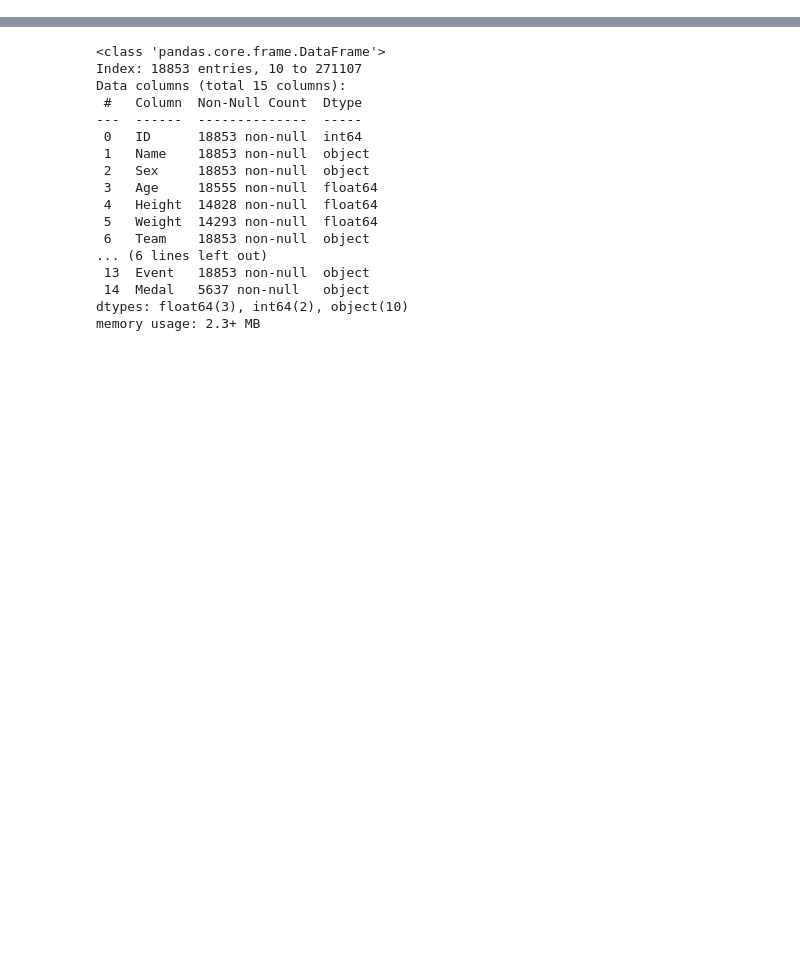
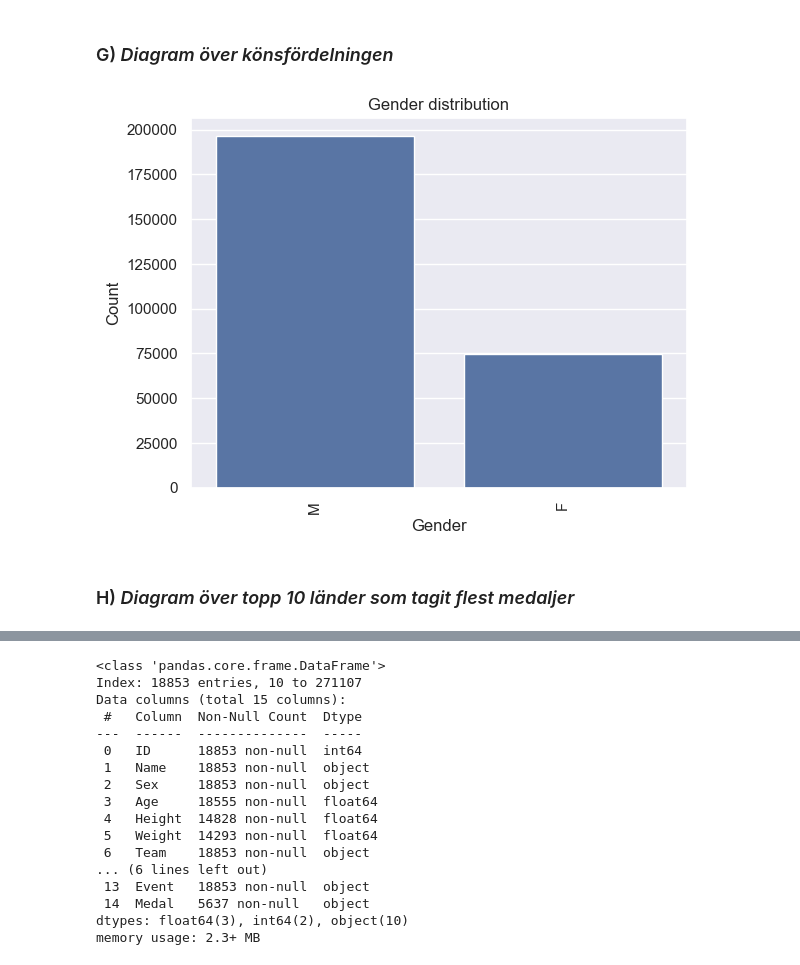
Before and after one commit to Jenniferola/Project-_OS_Germany, a Jupyter notebook: uppgift_00.ipynb, the cells around one changed output, grey strips where cells are left out. Drawn from its saved outputs; the diff is of its cells as text; code cells hidden in the pictures; blank space fills up the shorter version.

```diff
--- a/uppgift_00.ipynb
+++ b/uppgift_00.ipynb
@@ -219,0 +188,23 @@ plt.savefig("saved_diagrams/with_medalsdata1.png")
+# %% [markdown]
+### G) *Diagram över könsfördelningen*
+# %%
+# Ange färgtema för hela seaborn-plotten
+sns.set_theme(style="darkgrid")
+
+# Skapa en Serie med antal för varje kön
+gender_counts = dataset["Sex"].value_counts()
+
+# Skapa ett stapeldiagram för könsfördelningen med seaborn
+gender_counts.plot(kind="bar")
+plt.title("Gender distribution")
+plt.xlabel("Gender")
+plt.ylabel("Count")
+#plt.show()
+
+sns.barplot(gender_counts).set_title('Gender distribution')
+# Spara diagrammet som en bildfil
+plt.savefig("saved_diagrams/Gender_distribution.png")
+# %% [output]
+[figure, added]
+# %% [markdown]
+### H) *Diagram över topp 10 länder som tagit flest medaljer*
```
Also changed, not shown: parts of 53 cells of this notebook.
